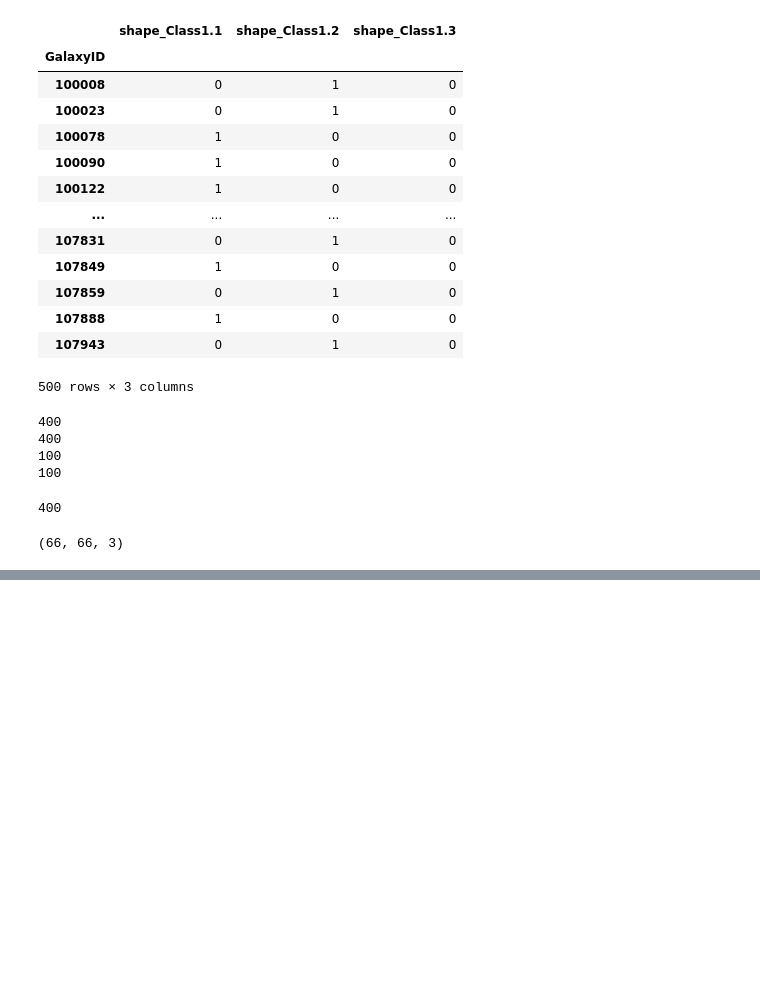
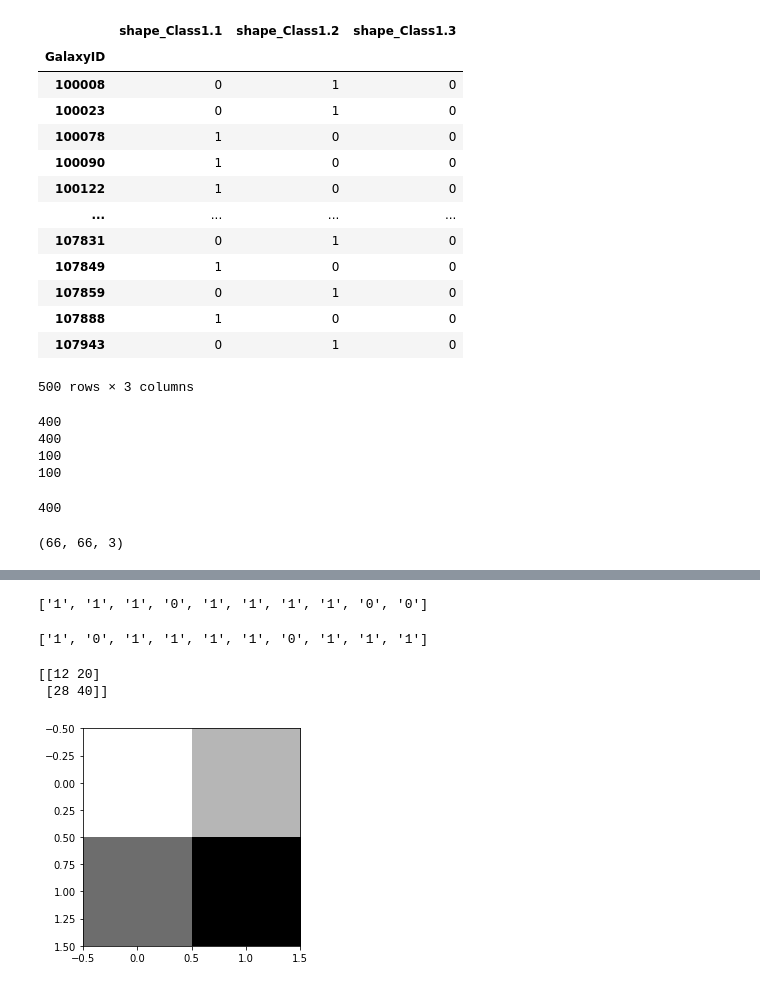
Before and after one commit to laurent-33/Vision-04-zoo, a Jupyter notebook: 05_galaxy_nn_model.ipynb, the cells around one changed output, grey strips where cells are left out. Cells and saved outputs as stored; diff of their text form; code cells hidden in the pictures; blank space fills up the shorter version.

```diff
--- a/05_galaxy_nn_model.ipynb
+++ b/05_galaxy_nn_model.ipynb
@@ -76,0 +216,4 @@ X_train[0].shape
+# %%
+y_val_mod = pd.DataFrame(y_val)
+y_val_mod.columns = ['0','1','2']
+y_val_mod.head()
@@ -76,0 +228,32 @@ X_train[0].shape
+# %%
+y_val_mod = np.array(y_val_mod)
+y_predict = np.array(y_predict)
+# %%
+def Y_transform(Y_train):
+    Y_output = []
+    for line in range(len(Y_train)):
+        for col in range(3):
+            value = str(int(Y_train[line][col]))
+            if value == '1':
+                Y_output += [str(col)]
+
+    return Y_output
+# %%
+y_val_mod = Y_transform(y_val_mod)
+y_predict = Y_transform(y_predict)
+# %%
+y_val_mod[:10]
+# %% [output]
+['1', '1', '1', '0', '1', '1', '1', '1', '0', '0']
+# %%
+y_predict[:10]
+# %% [output]
+['1', '0', '1', '1', '1', '1', '0', '1', '1', '1']
+# %%
+conf_matrix = metrics.confusion_matrix(y_predict, y_val_mod)
+print(conf_matrix)
+plt.imshow(conf_matrix, cmap='binary');
+# %% [output]
+[[12 20]
+ [28 40]]
+[figure, added]
```
Also changed, not shown: parts of 14 cells of this notebook, 2 other files.
